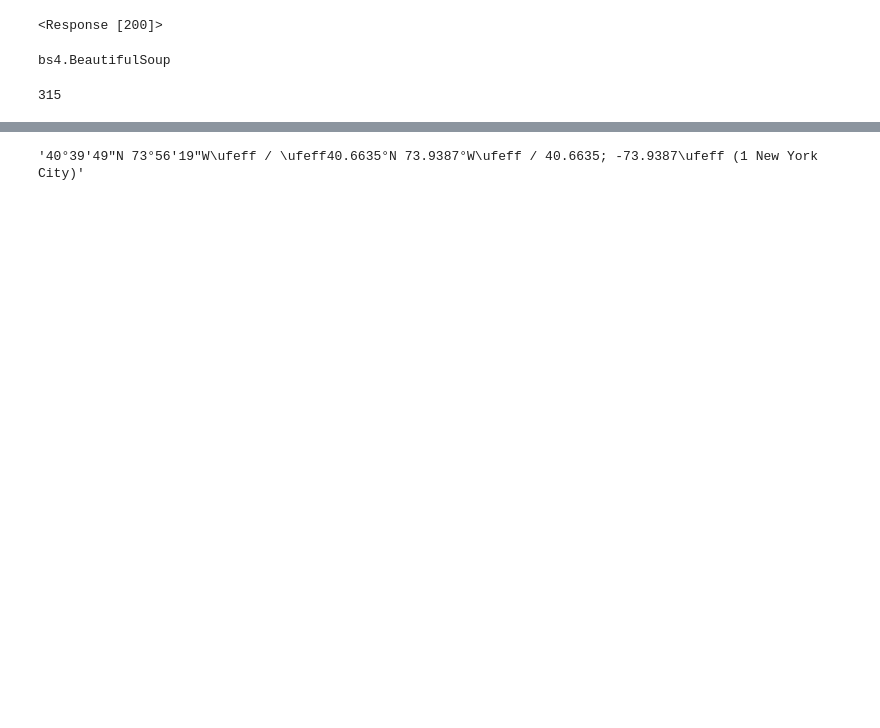
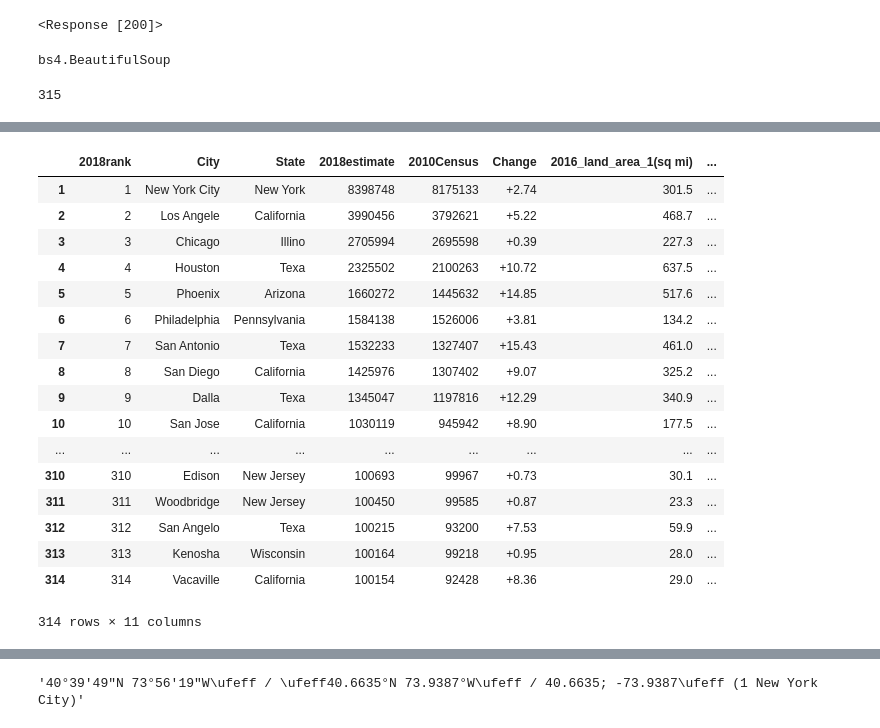
Before and after one commit to prabhuSub/Topos-assignment, a Jupyter notebook: scrapper & cleaner.ipynb, the cells around one changed output, grey strips where cells are left out. Drawn from its saved outputs; the diff is of its cells as text; code cells hidden in the pictures; blank space fills up the shorter version.

Commit message:
updated cleaning and plotting

```diff
--- a/scrapper & cleaner.ipynb
+++ b/scrapper & cleaner.ipynb
@@ -107 +99,39 @@ df
 314 rows × 11 columns
+# %%
+def clean_html(df):
+        arr=df.columns
+        for col in arr:
+            try:
+                df[col]=df[col].str.replace(",", '')
+                df[col]=df[col].str.replace("%", '')
+                df[col]=df[col].str.replace('\[.*?\]' , '')
+                df[col]=df[col].str.replace(' sq mi' , '')
+                df[col]=df[col].str.replace('km2' , '')
+                df[col]=df[col].str.replace('/sq mi' , '')
+                df[col]=df[col].str.replace('/km2' , '')
+                df[col]=[s.strip('\xa0sq\xa0 sq mi') for s in df[col]]
+                df[col]=[s.strip('\xa0sq\xa0 /sq mi') for s in df[col]]
+            except:
+                pass
+        return df
+# %%
+clean_html(df)
+# %% [output]
+|  | 2018rank | City | State | 2018estimate | 2010Census | Change | 2016_land_area_1(sq mi) | ... |
+| 1 | 1 | New York City | New York | 8398748 | 8175133 | +2.74 | 301.5 | ... |
+| 2 | 2 | Los Angele | California | 3990456 | 3792621 | +5.22 | 468.7 | ... |
+| 3 | 3 | Chicago | Illino | 2705994 | 2695598 | +0.39 | 227.3 | ... |
+| 4 | 4 | Houston | Texa | 2325502 | 2100263 | +10.72 | 637.5 | ... |
+| 5 | 5 | Phoenix | Arizona | 1660272 | 1445632 | +14.85 | 517.6 | ... |
+| 6 | 6 | Philadelphia | Pennsylvania | 1584138 | 1526006 | +3.81 | 134.2 | ... |
+| 7 | 7 | San Antonio | Texa | 1532233 | 1327407 | +15.43 | 461.0 | ... |
+| 8 | 8 | San Diego | California | 1425976 | 1307402 | +9.07 | 325.2 | ... |
+| 9 | 9 | Dalla | Texa | 1345047 | 1197816 | +12.29 | 340.9 | ... |
+| 10 | 10 | San Jose | California | 1030119 | 945942 | +8.90 | 177.5 | ... |
+| ... | ... | ... | ... | ... | ... | ... | ... | ... |
+| 310 | 310 | Edison | New Jersey | 100693 | 99967 | +0.73 | 30.1 | ... |
+| 311 | 311 | Woodbridge | New Jersey | 100450 | 99585 | +0.87 | 23.3 | ... |
+| 312 | 312 | San Angelo | Texa | 100215 | 93200 | +7.53 | 59.9 | ... |
+| 313 | 313 | Kenosha | Wisconsin | 100164 | 99218 | +0.95 | 28.0 | ... |
+| 314 | 314 | Vacaville | California | 100154 | 92428 | +8.36 | 29.0 | ... |
+314 rows × 11 columns
```
Also changed, not shown: parts of 13 cells of this notebook.
